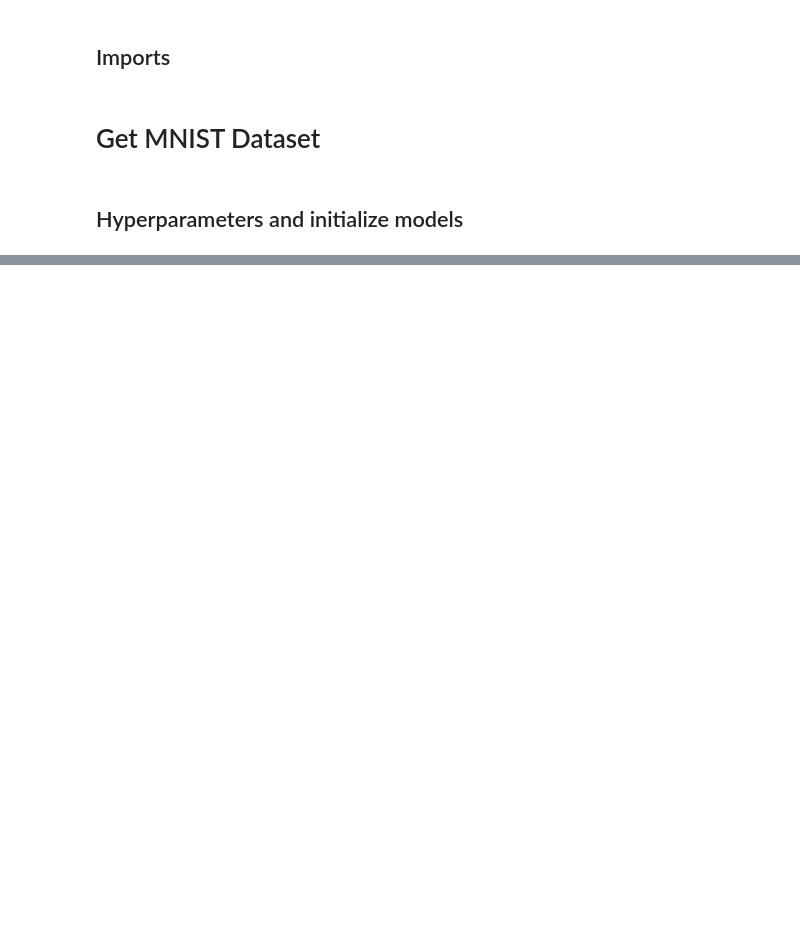
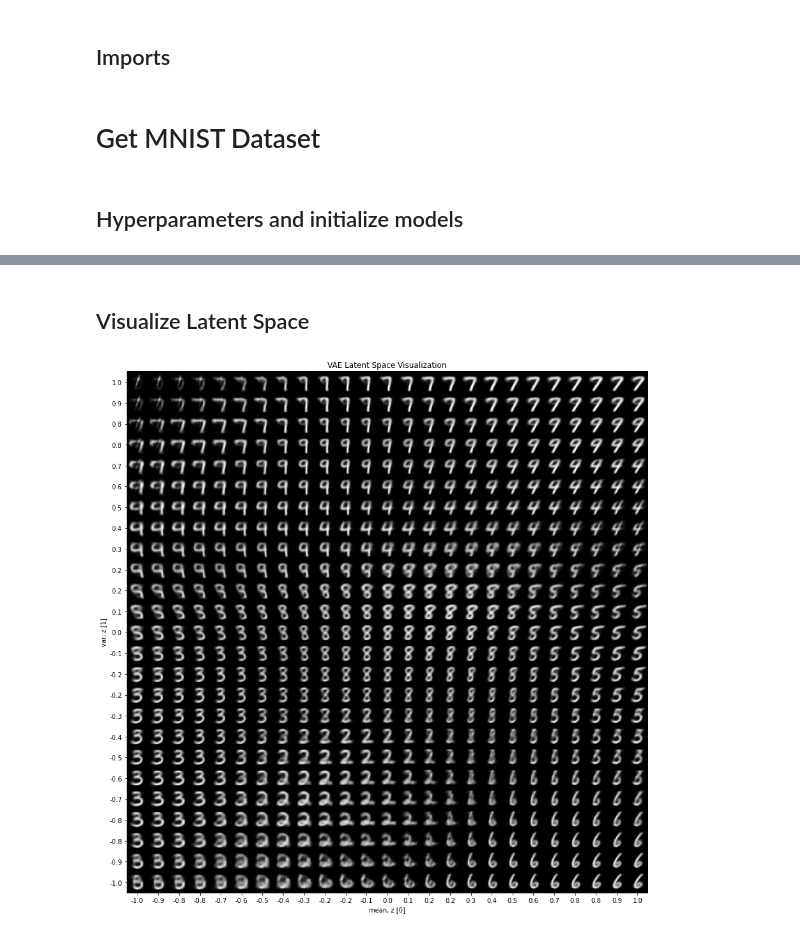
Before and after one commit to EzraApple/gen_ai_demos, a Jupyter notebook: MNIST_VAE/demo.ipynb, the cells around one changed output, grey strips where cells are left out. Cells and saved outputs as stored; diff of their text form; code cells hidden in the pictures; blank space fills up the shorter version.

Commit message:
finished vae model and demo

```diff
--- a/MNIST_VAE/demo.ipynb
+++ b/MNIST_VAE/demo.ipynb
@@ -29,13 +31,17 @@ data = torchvision.datasets.MNIST(
 ## Hyperparameters and initialize models
 # %%
 device = "mps"
-lr = 3e-4
+lr = 1e-3
+batch_size = 512
 
-VAE = VAE(
+model = VAE(
     input_dim=28*28,
     hidden_dim=256,
-    latent_dim=128,
+    latent_dim=64,
     device=device
 ).to(device)
 
-optimizer = torch.optim.Adam(VAE.parameters(), lr=lr)
+optimizer = torch.optim.Adam(model.parameters(), lr=lr)
+criterion = nn.BCELoss(reduction="sum")
+
+loader = DataLoader(dataset=data, batch_size=batch_size, shuffle=True, num_workers=2)
@@ -41,0 +94,35 @@ optimizer = torch.optim.Adam(VAE.parameters(), lr=lr)
+# %% [markdown]
+## Visualize Latent Space
+# %%
+import numpy as np
+digit_size = 28
+n = 25
+scale = 1
+figsize = 15
+
+figure = np.zeros((digit_size * n, digit_size * n))
+
+# construct a grid
+grid_x = np.linspace(-scale, scale, n)
+grid_y = np.linspace(-scale, scale, n)[::-1]
+for i, yi in enumerate(grid_y):
+    for j, xi in enumerate(grid_x):
+        z_sample = torch.tensor([[xi, yi]], dtype=torch.float).to(device)
+        x_decoded = model.decode(z_sample)
+        digit = x_decoded[0].detach().cpu().reshape(digit_size, digit_size)
+        figure[i * digit_size : (i + 1) * digit_size, j * digit_size : (j + 1) * digit_size,] = digit
+plt.figure(figsize=(figsize, figsize))
+plt.title('VAE Latent Space Visualization')
+start_range = digit_size // 2
+end_range = n * digit_size + start_range
+pixel_range = np.arange(start_range, end_range, digit_size)
+sample_range_x = np.round(grid_x, 1)
+sample_range_y = np.round(grid_y, 1)
+plt.xticks(pixel_range, sample_range_x)
+plt.yticks(pixel_range, sample_range_y)
+plt.xlabel("mean, z [0]")
+plt.ylabel("var, z [1]")
+plt.imshow(figure, cmap="gray")
+plt.show()
+# %% [output]
+[figure, added]
```
Also changed, not shown: parts of 8 cells of this notebook, 9 other files.
